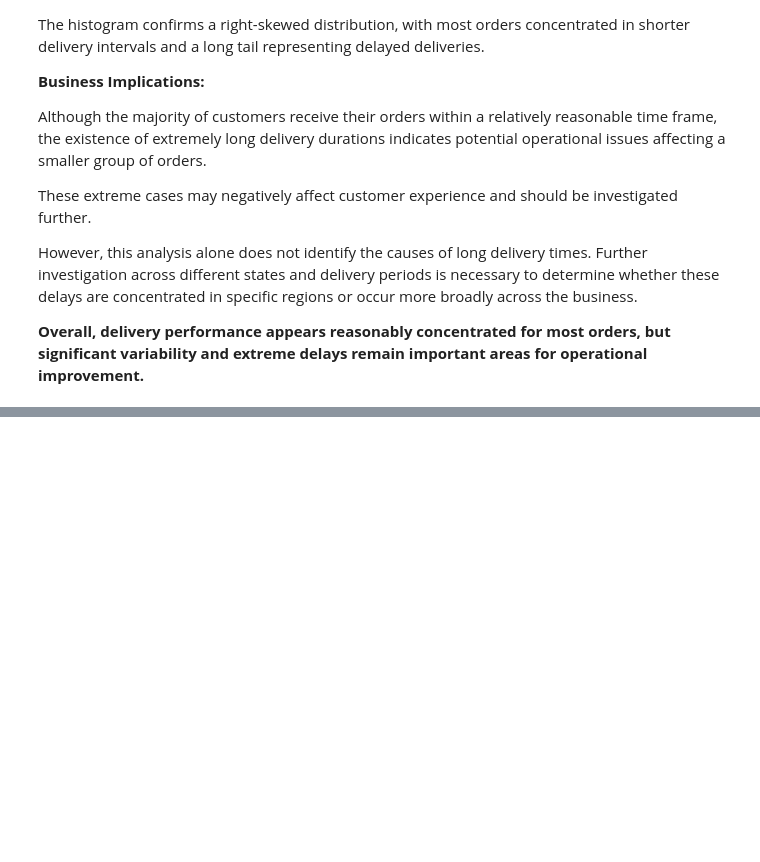
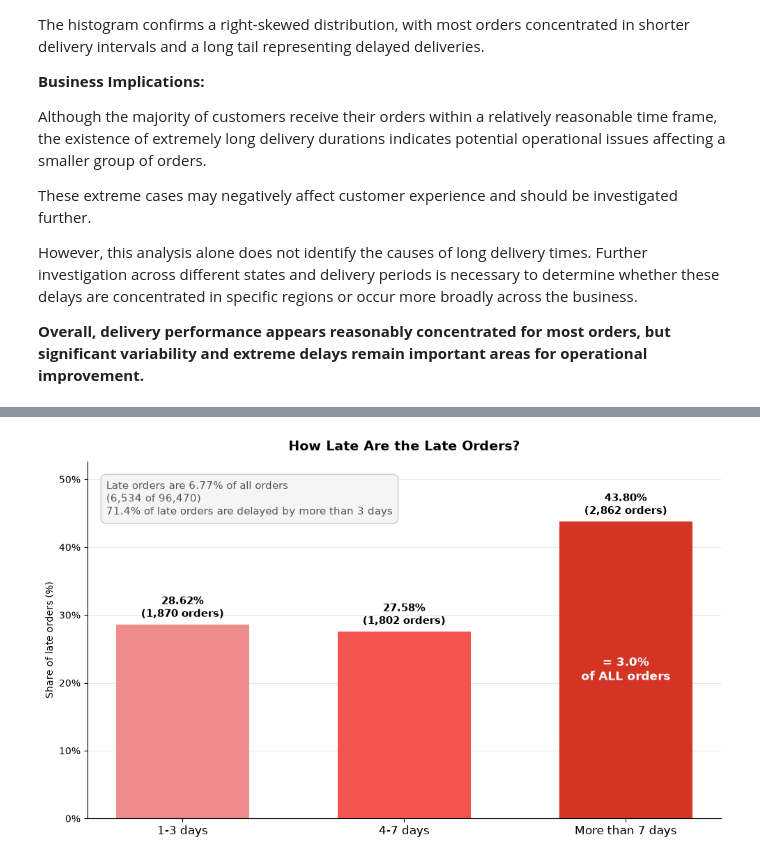
Before and after one commit to Abolfazl-Moradi006/Olist-data-analysis, a Jupyter notebook: Notebooks/6_Delivery_Performance_Analysis.ipynb, the cells around one changed output, grey strips where cells are left out. Cells and saved outputs as stored; diff of their text form; code cells hidden in the pictures; blank space fills up the shorter version.

```diff
--- a/Notebooks/6_Delivery_Performance_Analysis.ipynb
+++ b/Notebooks/6_Delivery_Performance_Analysis.ipynb
@@ -142,0 +276,66 @@ However, this analysis alone does not identify the causes of long delivery times
+# %%
+
+group_order = ["1-3 days", "4-7 days", "More than 7 days"]
+
+group_counts = (
+    late["delay_group"]
+    .value_counts()
+    .reindex(group_order, fill_value=0)
+)
+group_percentages = group_counts / group_counts.sum() * 100
+
+# Context numbers: late orders relative to ALL orders
+total_orders = len(delay_days)               # all orders (early + on-time + late); adjust if your variable differs
+late_total = group_counts.sum()
+late_of_all = late_total / total_orders * 100
+severe_count = group_counts["More than 7 days"]
+severe_of_all = severe_count / total_orders * 100
+over_3 = group_percentages[["4-7 days", "More than 7 days"]].sum()
+
+colors = ["#F18C8C", "#F4544E", "#D33423"]
+
+fig, ax = plt.subplots(figsize=(10, 6))
+
+bars = ax.bar(group_order, group_percentages.values, color=colors, width=0.6)
+
+ax.bar_label(
+    bars,
+    labels=[f"{p:.2f}%\n({c:,} orders)" for p, c in zip(group_percentages.values, group_counts.values)],
+    padding=4,
+    fontsize=11,
+    fontweight="bold",
+)
+
+# Inside the worst bar: its share of ALL orders
+worst = bars[2]
+ax.text(
+    worst.get_x() + worst.get_width() / 2,
+    worst.get_height() / 2,
+    f"= {severe_of_all:.1f}%\nof ALL orders",
+    ha="center", va="center", fontsize=12, fontweight="bold", color="white",
+)
+
+# Callout with the key context
+ax.text(
+    0.03, 0.95,
+    f"Late orders are {late_of_all:.2f}% of all orders\n"
+    f"({late_total:,} of {total_orders:,})\n"
+    f"{over_3:.1f}% of late orders are delayed by more than 3 days",
+    transform=ax.transAxes, ha="left", va="top", fontsize=11, color="#555555",
+    bbox=dict(boxstyle="round,pad=0.5", facecolor="#F5F5F5", edgecolor="#CCCCCC"),
+)
+
+ax.set_title("How Late Are the Late Orders?", fontsize=14, fontweight="bold", pad=12)
+ax.set_xlabel("")
+ax.set_ylabel("Share of late orders (%)")
+ax.set_ylim(0, group_percentages.max() * 1.2)
+ax.yaxis.set_major_formatter(plt.FuncFormatter(lambda x, _: f"{int(x)}%"))
+ax.tick_params(axis="x", labelsize=12)
+ax.grid(axis="y", alpha=0.3)
+ax.set_axisbelow(True)
+ax.spines[["top", "right"]].set_visible(False)
+
+plt.tight_layout()
+plt.show()
+# %% [output]
+[figure, added]
```
Also changed, not shown: parts of 8 cells of this notebook.
